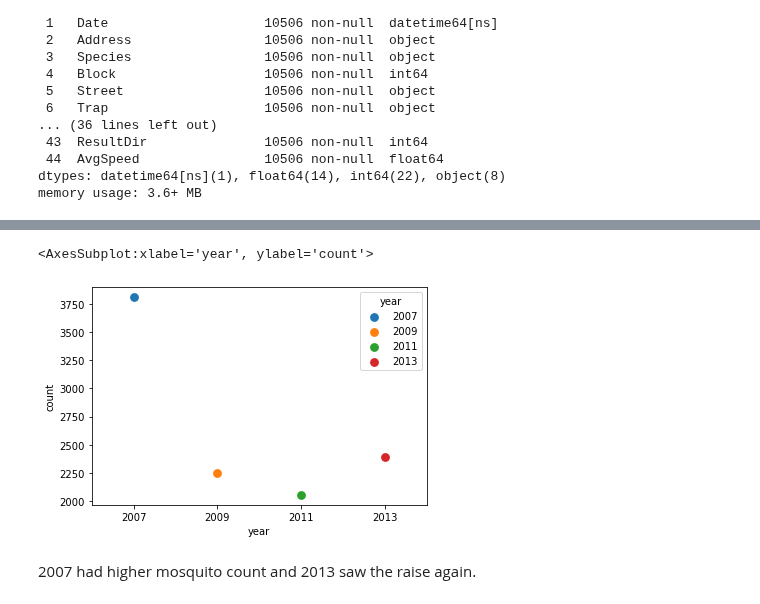
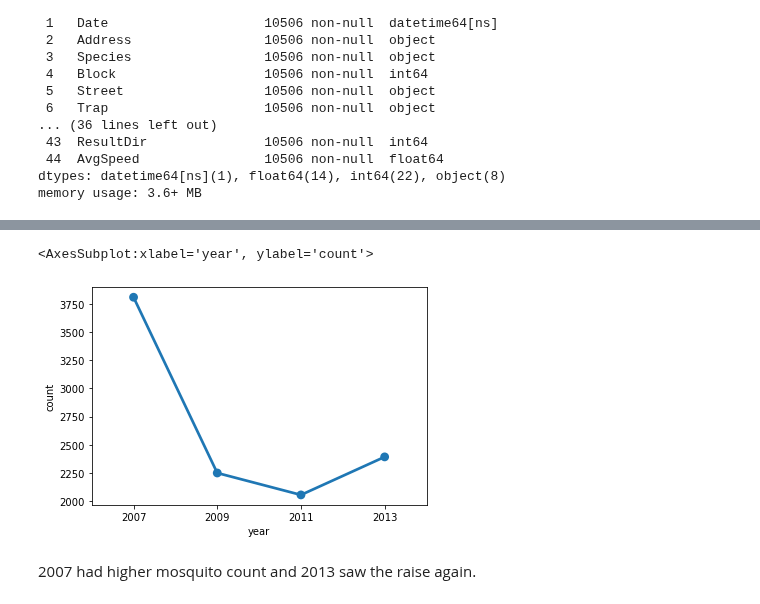
Before and after one commit to charsh12/DS-Career-Track, a Jupyter notebook: pythonProject/Capstone2/Notebook/Wnv_feature_engineering.ipynb, the cells around one changed output, grey strips where cells are left out. Drawn from its saved outputs; the diff is of its cells as text; code cells hidden in the pictures.

```diff
--- a/pythonProject/Capstone2/Notebook/Wnv_feature_engineering.ipynb
+++ b/pythonProject/Capstone2/Notebook/Wnv_feature_engineering.ipynb
@@ -50,10 +50,10 @@ train_weather.describe().T
 | AvgSpeed | 10506.0 | 7.455930 | 2.521806e+00 | 2.100000 | 5.800000 | 7.100000 | 9.200000 | 16.300000 |
 # %%
 yearly_mosquitos_count = train_weather.groupby("year")["NumMosquitos"].agg(["count"]).reset_index()
-sns.pointplot(x="year", y="count", data=yearly_mosquitos_count, hue="year")
+sns.pointplot(x="year", y="count", data=yearly_mosquitos_count, legend=True)
 # %% [output]
 <AxesSubplot:xlabel='year', ylabel='count'>
-[figure, old version]
+[figure, new version]
 # %% [markdown]
 2007 had higher mosquito count and 2013 saw the raise again.
 # %%
```
